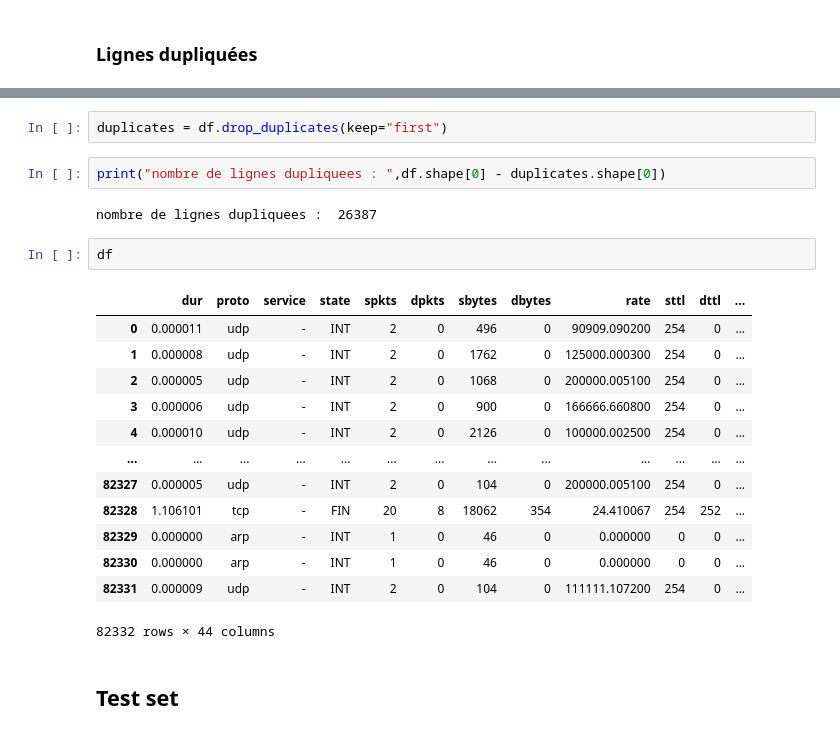
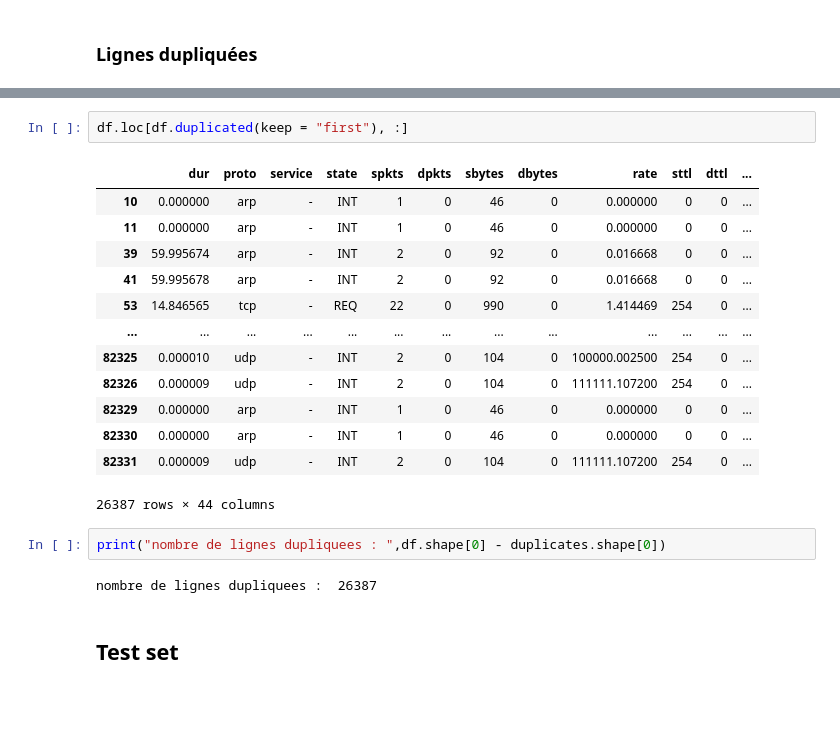
Before and after one commit to aednane/IDS, a Jupyter notebook: script.ipynb, the cells around one changed output, grey strips where cells are left out. Drawn from its saved outputs; the diff is of its cells as text; blank space fills up the shorter version.

```diff
--- a/script.ipynb
+++ b/script.ipynb
@@ -313,25 +370,23 @@ df[:10]
 # %%
-duplicates = df.drop_duplicates(keep="first")
+df.loc[df.duplicated(keep = "first"), :]
+# %% [output]
+|  | dur | proto | service | state | spkts | dpkts | sbytes | dbytes | rate | sttl | dttl | ... |
+| 10 | 0.000000 | arp | - | INT | 1 | 0 | 46 | 0 | 0.000000 | 0 | 0 | ... |
+| 11 | 0.000000 | arp | - | INT | 1 | 0 | 46 | 0 | 0.000000 | 0 | 0 | ... |
+| 39 | 59.995674 | arp | - | INT | 2 | 0 | 92 | 0 | 0.016668 | 0 | 0 | ... |
+| 41 | 59.995678 | arp | - | INT | 2 | 0 | 92 | 0 | 0.016668 | 0 | 0 | ... |
+| 53 | 14.846565 | tcp | - | REQ | 22 | 0 | 990 | 0 | 1.414469 | 254 | 0 | ... |
+| ... | ... | ... | ... | ... | ... | ... | ... | ... | ... | ... | ... | ... |
+| 82325 | 0.000010 | udp | - | INT | 2 | 0 | 104 | 0 | 100000.002500 | 254 | 0 | ... |
+| 82326 | 0.000009 | udp | - | INT | 2 | 0 | 104 | 0 | 111111.107200 | 254 | 0 | ... |
+| 82329 | 0.000000 | arp | - | INT | 1 | 0 | 46 | 0 | 0.000000 | 0 | 0 | ... |
+| 82330 | 0.000000 | arp | - | INT | 1 | 0 | 46 | 0 | 0.000000 | 0 | 0 | ... |
+| 82331 | 0.000009 | udp | - | INT | 2 | 0 | 104 | 0 | 111111.107200 | 254 | 0 | ... |
+26387 rows × 44 columns
 # %%
 print("nombre de lignes dupliquees : ",df.shape[0] - duplicates.shape[0])
 # %% [output]
 nombre de lignes dupliquees :  26387
-# %%
-df
-# %% [output]
-|  | dur | proto | service | state | spkts | dpkts | sbytes | dbytes | rate | sttl | dttl | ... |
-| 0 | 0.000011 | udp | - | INT | 2 | 0 | 496 | 0 | 90909.090200 | 254 | 0 | ... |
-| 1 | 0.000008 | udp | - | INT | 2 | 0 | 1762 | 0 | 125000.000300 | 254 | 0 | ... |
-| 2 | 0.000005 | udp | - | INT | 2 | 0 | 1068 | 0 | 200000.005100 | 254 | 0 | ... |
-| 3 | 0.000006 | udp | - | INT | 2 | 0 | 900 | 0 | 166666.660800 | 254 | 0 | ... |
-| 4 | 0.000010 | udp | - | INT | 2 | 0 | 2126 | 0 | 100000.002500 | 254 | 0 | ... |
-| ... | ... | ... | ... | ... | ... | ... | ... | ... | ... | ... | ... | ... |
-| 82327 | 0.000005 | udp | - | INT | 2 | 0 | 104 | 0 | 200000.005100 | 254 | 0 | ... |
-| 82328 | 1.106101 | tcp | - | FIN | 20 | 8 | 18062 | 354 | 24.410067 | 254 | 252 | ... |
-| 82329 | 0.000000 | arp | - | INT | 1 | 0 | 46 | 0 | 0.000000 | 0 | 0 | ... |
-| 82330 | 0.000000 | arp | - | INT | 1 | 0 | 46 | 0 | 0.000000 | 0 | 0 | ... |
-| 82331 | 0.000009 | udp | - | INT | 2 | 0 | 104 | 0 | 111111.107200 | 254 | 0 | ... |
-82332 rows × 44 columns
 # %% [markdown]
 ## Test set
 # %%
```
Also changed, not shown: parts of 29 cells of this notebook.
